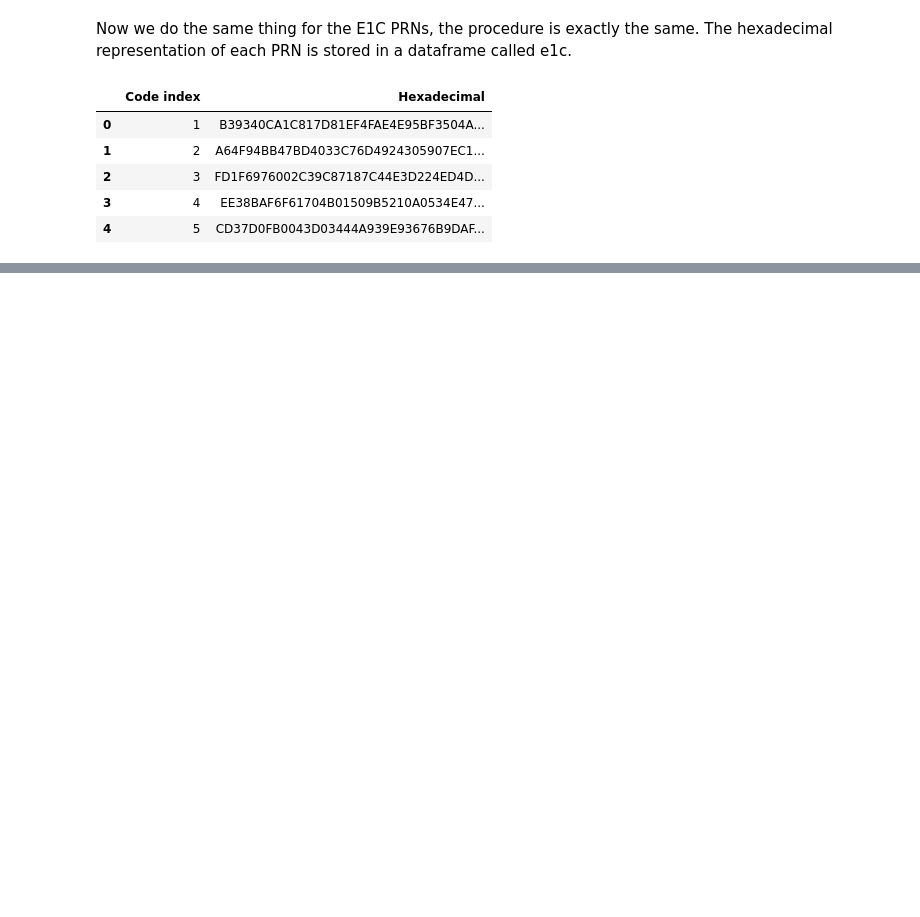
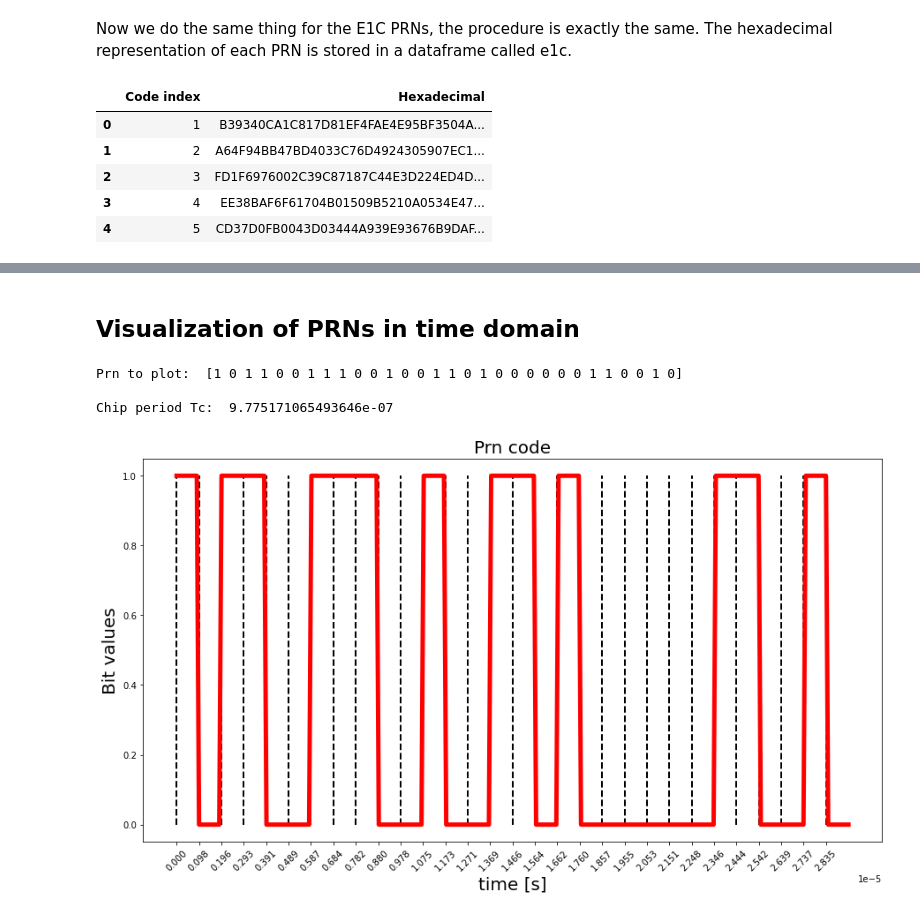
Before and after one commit to mattiasandri/usertransmitter, a Jupyter notebook: usertx.ipynb, the cells around one changed output, grey strips where cells are left out. Drawn from its saved outputs; the diff is of its cells as text; code cells hidden in the pictures; blank space fills up the shorter version.

```diff
--- a/usertx.ipynb
+++ b/usertx.ipynb
@@ -121,3 +124,63 @@ e1c
 # %%
 # print(e1c['Binary'][0])    # useful to verify if the conversion was successful
 # print(e1c['Binary'][49])    # useful to verify if the conversion was successful
+# %% [markdown]
+## Visualization of PRNs in time domain
+# %%
+# function that plots a waveform corresponding to the first N chips of a certain prn code
+
+def plot_prn(N, prn):
+
+    Rc = 1.023e06   # chip rate
+    Tc = 1 / Rc     # chip period
+
+    prn = prn[0:N]
+    print("\nPrn to plot: ", prn, "\n")
+
+    # In order to plot the code we need a certain number of samples equal to the bit to represent. This is
+    # because, in order to obtain a waveform, we cannot just plot 1, then 0, then 1 etc. Instead, we need a certain
+    # number of samples equal to 1 (in order to see a continuous line), then a certain number of samples equal
+    # to 0 etc.
+    # The number that was chosen is 10 (there are no particular reasons for this)
+
+    #time axis
+    t = np.linspace(0, N*Tc , 10*N)
+    m = np.zeros(10*N)
+    ticks = np.arange(0, N*Tc, Tc)
+
+    # In order to plot the code we need a certain number of samples equal to the bit to represent. This is
+    # because, in order to obtain a waveform, we cannot just plot 1, then 0, then 1 etc. Instead, we need a certain
+    # number of samples equal to 1 (in order to see a continuous line), then a certain number of samples equal
+    # to 0 etc.
+    # The number that was chosen is 10 (there are no particular reasons for this)
+
+    c = 0
+    for i in range(len(m)):
+        if i != 0 and i%10 == 0:
+            c = c + 1
+        m[i] = prn[c]
+
+    fig = plt.figure(figsize=(15,8))
+    plt.xticks(rotation=45)
+    ax = fig.add_subplot(1,1,1)
+    ax.plot(t, m, color='red', lw=5)
+    ax.set_xticks(ticks)
+    plt.xticks(rotation=45)
+    ax.set_xlabel("time [s]", fontsize=20)
+    ax.set_ylabel("Bit values", fontsize=20)
+    ax.set_title("Prn code", fontsize=20)
+
+    #plotting some dashed vertical lines in correspondance of consecutive chip periods (not mandatory)
+    for i in ticks:
+        ax.vlines(i, 0, 1, color='black', ls='dashed', lw=2)
+
+    print("Chip period Tc: ", Tc, "\n")
+
+
+# if we want to plot the first 30 chips of the first code in the e1c dataframe we need to write:
+plot_prn(30, e1c['Binary'][0])
+# %% [output]
+Prn to plot:  [1 0 1 1 0 0 1 1 1 0 0 1 0 0 1 1 0 1 0 0 0 0 0 0 1 1 0 0 1 0]
+
+Chip period Tc:  9.775171065493646e-07
+[figure, added]
```
Also changed, not shown: parts of 4 cells of this notebook.
